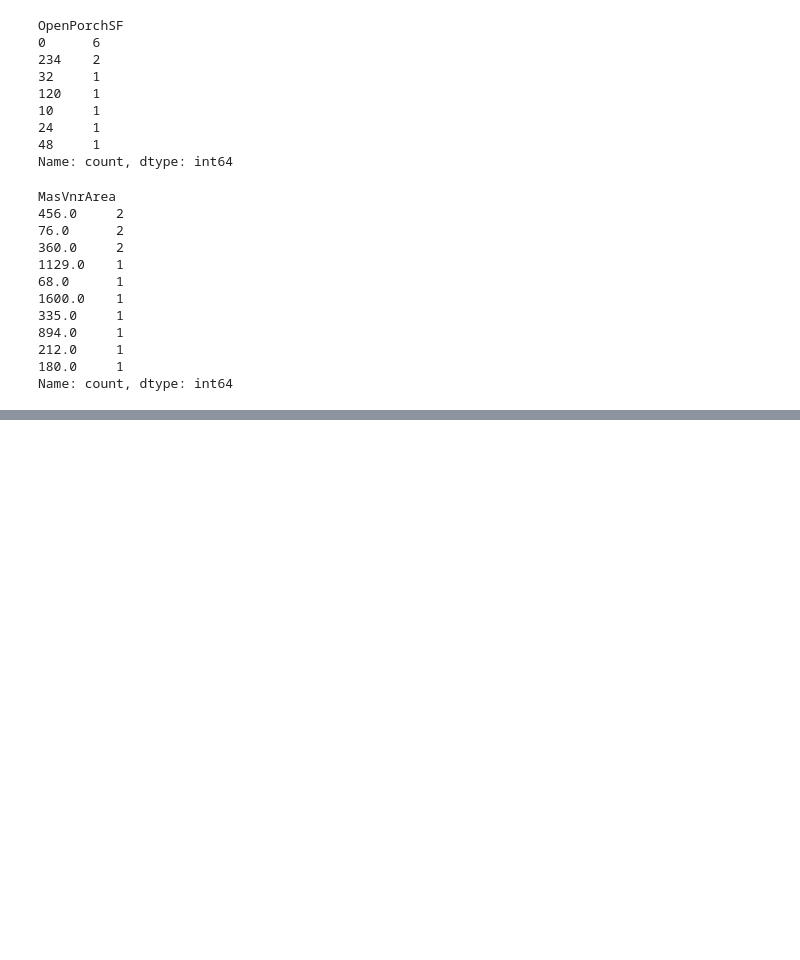
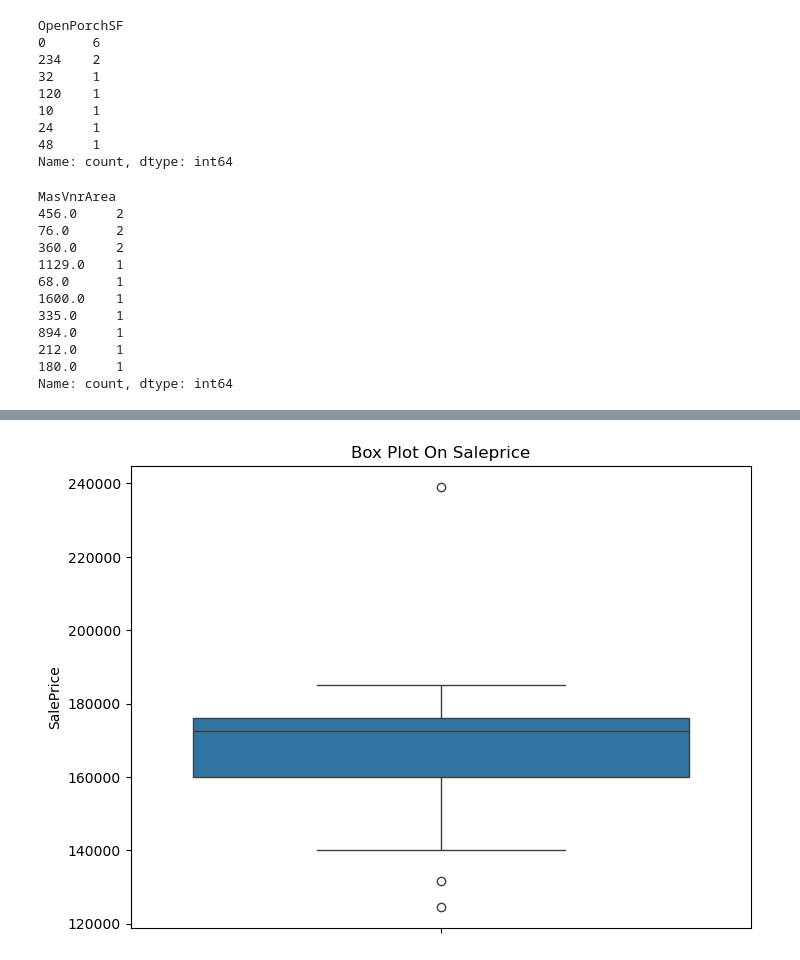
Before and after one commit to bibhanshuraj19/Kaggle, a Jupyter notebook: House Price Preediction/Untitled.ipynb, the cells around one changed output, grey strips where cells are left out. Cells and saved outputs as stored; diff of their text form; code cells hidden in the pictures; blank space fills up the shorter version.

```diff
--- a/House Price Preediction/Untitled.ipynb
+++ b/House Price Preediction/Untitled.ipynb
@@ -295,0 +304,13 @@ Name: count, dtype: int64
+# %%
+# replace 0 wirh 'nan' for train data
+from numpy import nan
+df_train['WoodDeckSF'] = df_train['WoodDeckSF'].replace(0,nan)
+df_train['OpenPorchSF'] = df_train['OpenPorchSF'].replace(0,nan)
+df_train['MasVnrArea'] = df_train['MasVnrArea'].replace(0,nan)
+# %%
+mean_WoodDeckSF = df_train['WoodDeckSF'].mean()
+df_train['WoodDeckSF'].fillna(mean_WoodDeckSF,inplace=True)
+mean_OpenPorchSF = df_train['OpenPorchSF'].mean()
+df_train['OpenPorchSF'].fillna(mean_OpenPorchSF,inplace=True)
+mean_MasVnrArea = df_train['MasVnrArea'].mean()
+df_train['MasVnrArea'].fillna(mean_MasVnrArea,inplace=True)
@@ -295,0 +343,8 @@ Name: count, dtype: int64
+# %%
+fig, axes = plt.subplots(nrows=1,ncols=1)
+fig.set_size_inches(8, 6)
+sns.boxplot(data=df_train,y="SalePrice",orient="v",ax=axes)
+axes.set(ylabel='SalePrice',title="Box Plot On Saleprice")
+plt.show()
+# %% [output]
+[figure, added]
```
Also changed, not shown: parts of 7 cells of this notebook.
